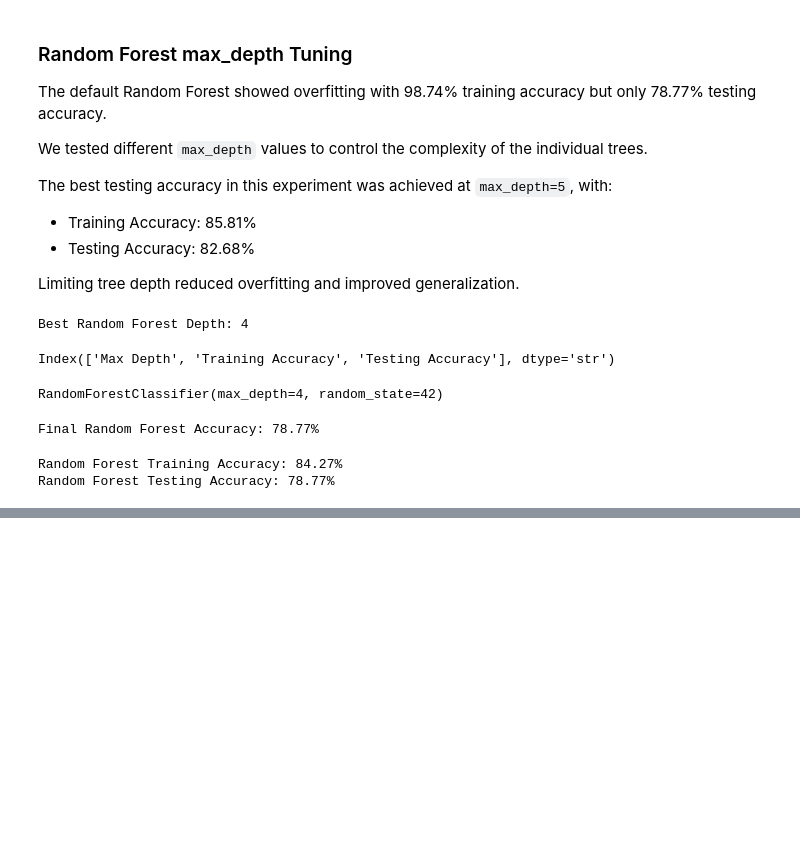
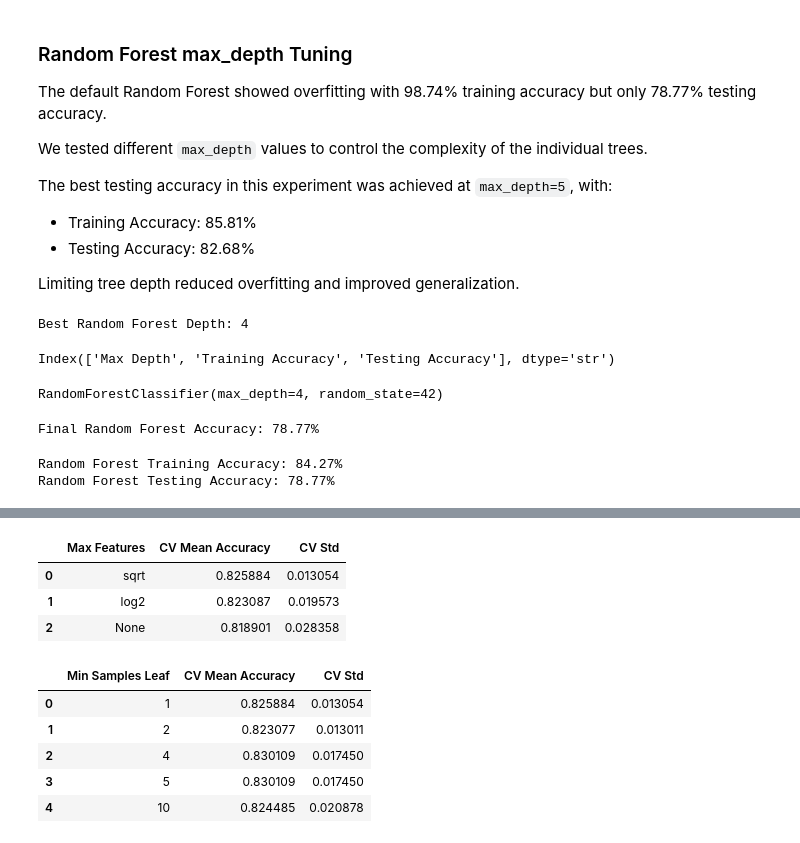
Before and after one commit to tharunika-19/Machine_Learning, a Jupyter notebook: Titanic Survival Intelligence/ Titanic_ML.ipynb, the cells around one changed output, grey strips where cells are left out. Drawn from its saved outputs; the diff is of its cells as text; code cells hidden in the pictures; blank space fills up the shorter version.

```diff
--- a/Titanic Survival Intelligence/ Titanic_ML.ipynb
+++ b/Titanic Survival Intelligence/ Titanic_ML.ipynb
@@ -1766,0 +1774,77 @@ Random Forest Testing Accuracy: 78.77%
+# %%
+from sklearn.ensemble import RandomForestClassifier
+from sklearn.model_selection import cross_val_score
+
+max_features_results = []
+
+for feature_option in ["sqrt", "log2", None]:
+
+    rf = RandomForestClassifier(
+        n_estimators=100,
+        max_depth=4,
+        max_features=feature_option,
+        random_state=42
+    )
+
+    scores = cross_val_score(
+        rf,
+        X_train_tree,
+        y_train_tree,
+        cv=5,
+        scoring="accuracy"
+    )
+
+    max_features_results.append({
+        "Max Features": str(feature_option),
+        "CV Mean Accuracy": scores.mean(),
+        "CV Std": scores.std()
+    })
+
+max_features_df = pd.DataFrame(max_features_results)
+
+max_features_df
+# %% [output]
+|  | Max Features | CV Mean Accuracy | CV Std |
+| 0 | sqrt | 0.825884 | 0.013054 |
+| 1 | log2 | 0.823087 | 0.019573 |
+| 2 | None | 0.818901 | 0.028358 |
+# %%
+from sklearn.ensemble import RandomForestClassifier
+from sklearn.model_selection import cross_val_score
+
+leaf_results = []
+
+for leaf in [1, 2, 4, 5, 10]:
+
+    rf = RandomForestClassifier(
+        n_estimators=100,
+        max_depth=4,
+        max_features="sqrt",
+        min_samples_leaf=leaf,
+        random_state=42
+    )
+
+    scores = cross_val_score(
+        rf,
+        X_train_tree,
+        y_train_tree,
+        cv=5,
+        scoring="accuracy"
+    )
+
+    leaf_results.append({
+        "Min Samples Leaf": leaf,
+        "CV Mean Accuracy": scores.mean(),
+        "CV Std": scores.std()
+    })
+
+leaf_df = pd.DataFrame(leaf_results)
+
+leaf_df
+# %% [output]
+|  | Min Samples Leaf | CV Mean Accuracy | CV Std |
+| 0 | 1 | 0.825884 | 0.013054 |
+| 1 | 2 | 0.823077 | 0.013011 |
+| 2 | 4 | 0.830109 | 0.017450 |
+| 3 | 5 | 0.830109 | 0.017450 |
+| 4 | 10 | 0.824485 | 0.020878 |
```
Also changed, not shown: parts of 5 cells of this notebook.
